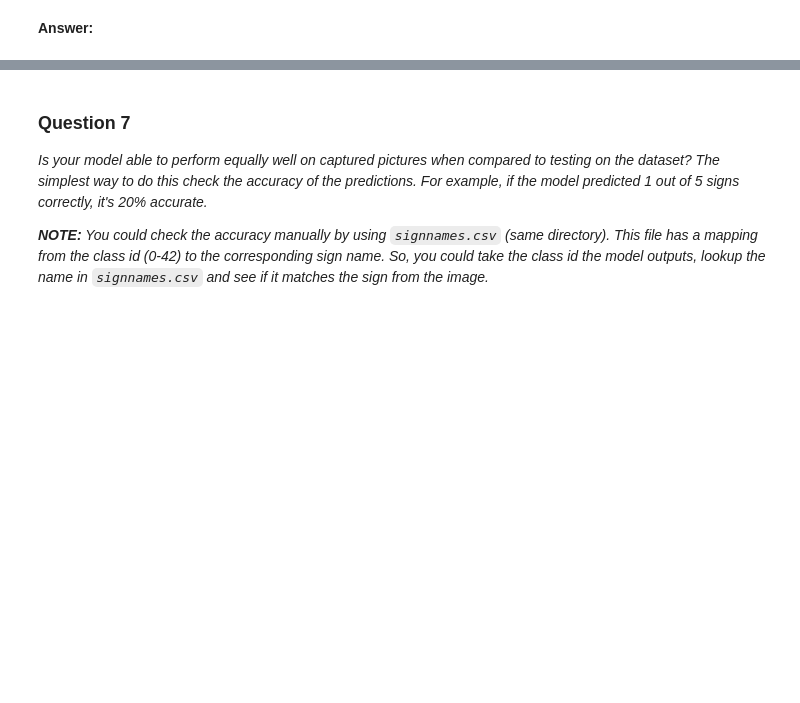
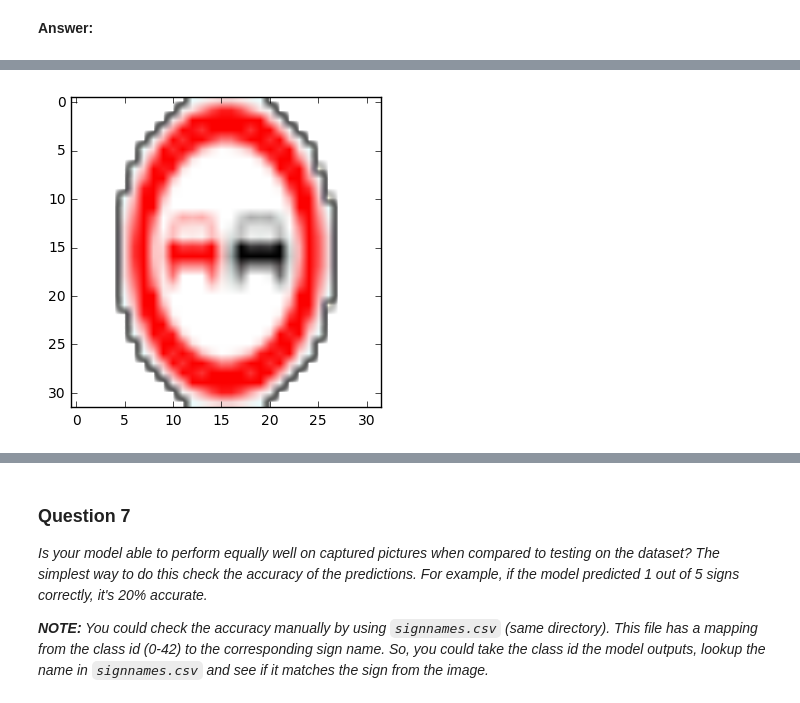
Before and after one commit to calicratis19/SDC, a Jupyter notebook: CarND-Traffic-Sign-Classifier-Project/Traffic_Sign_Classifier.ipynb, the cells around one changed output, grey strips where cells are left out. Saved outputs shown, nothing was run; the diff lists cells and outputs as text; code cells hidden in the pictures; blank space fills up the shorter version.

Commit message:
Tested on custom images.

```diff
--- a/CarND-Traffic-Sign-Classifier-Project/Traffic_Sign_Classifier.ipynb
+++ b/CarND-Traffic-Sign-Classifier-Project/Traffic_Sign_Classifier.ipynb
@@ -445,14 +446,14 @@ def LeNet(x):
 
     # SOLUTION: Activation.
     fc1    = tf.nn.relu(fc1)
-    #fc1 = tf.nn.dropout(fc1, keep_prob)
+    fc1 = tf.nn.dropout(fc1, keep_prob)
 
     # SOLUTION: Layer 4: Fully Connected. Input = 120. Output = 84.
     fc2    = tf.matmul(fc1, fc2_W) + fc2_b
 
     # SOLUTION: Activation.
     fc2    = tf.nn.relu(fc2)
-    fc2 = tf.nn.dropout(fc2, keep_prob)
+    #fc2 = tf.nn.dropout(fc2, keep_prob)
 
     # SOLUTION: Layer 5: Fully Connected. Input = 84. Output = n_classes.
     logits = tf.matmul(fc2, fc3_W) + fc3_b
@@ -497,6 +498,7 @@ def evaluate(X_data, y_data, dropout_prob):
     return total_accuracy / num_examples
 # %%
 #Training
+EPOCHS = 30
 with tf.Session() as sess:
     sess.run(tf.global_variables_initializer())
     num_examples = len(X_train_gray)
@@ -513,14 +515,9 @@ with tf.Session() as sess:
         train_accuracy = evaluate(X_train_gray, y_train,1.0)
         test_accuracy = evaluate(X_test_gray, y_test,1.0)
         validation_accuracy = evaluate(X_validation_gray,y_validation,1.0)
-        #validation_accuracy = evaluate(X_validation_gray, y_validation)
         print("EPOCH {} ...".format(i+1))
         print("train Accuracy = {:.3f}".format(train_accuracy),"test Accuracy = {:.3f}".format(test_accuracy))
         print("validation Accuracy = {:.3f}".format(validation_accuracy))
-        print()
-        if train_accuracy > 0.99999:
-            print('max accuracy reached.')
-            break
 
     saver.save(sess, '.\lenet')
     print("Model saved")
@@ -583,3 +579,82 @@ Use the code cell (or multiple code cells, if necessary) to implement the first
 _Choose five candidate images of traffic signs and provide them in the report. Are there any particular qualities of the image(s) that might make classification difficult? It could be helpful to plot the images in the notebook._
 # %% [markdown]
 **Answer:**
+# %%
+### Load the images and plot them here.
+### Feel free to use as many code cells as needed.
+'''
+
+IMG_HEIGHT = 32
+IMG_WIDTH = 32
+
+def get_list_files(my_dir, f_ext):
+    list_f = []
+    for file in os.listdir(my_dir):
+        if file.endswith("."+f_ext):
+            list_f.append(file)
+            print(file)
+    return list_f
+
+my_dir = 'C:/Users/Roland/Google Drive/Work/Machine Learning/SDC/CarND-Traffic-Sign-Classifier-Project/Images'
+file_list = get_list_files(my_dir, 'gif')
+
+X_extra = np.zeros((len(file_list), IMG_HEIGHT, IMG_WIDTH, 3), dtype='uint8')
+
+for idx, file in enumerate(file_list):
+    print(type(file),' value: ',file)
+    filePath = my_dir+'/'+file
+    print(filePath)
+    img = cv2.imread(filePath)
+    print(type(img))
+    img = cv2.resize(img,(32,32))
+    img = cv2.cvtColor(img,cv2.COLOR_BGR2RGB) #convert to standard RGB
+    X_extra[idx] = img
+
+
+
+
+
+
+from PIL import Image
+images = os.listdir('Images')
+images = [cv2.imread('Images/'+img) for img in images]
+
+
+fig, axes = plt.subplots(4, 2, figsize=(3, 3))
+fig.subplots_adjust(hspace=0.4, wspace=0.4)
+for i, ax in enumerate(axes.flat):
+    ax.imshow(images[i], cmap='binary')
+    ax.set_xticks([])
+    ax.set_yticks([])
+
+#X_test = images
+#y_test = np.array([19, 40, 39, 14, 16, 10, 3, 31])
+#Y_test =  dense_to_one_hot(y_test, num_classes)
+
+with tf.Session() as sess:
+    saver.restore(sess, '/home/ubuntu/gtsd-12-23-16-final.chkpt')
+    print("Model restored.")
+    test_accuracy = evaluate(X_test, y_test)
+    print("Test Accuracy = {:.3f}".format(test_accuracy[0]*100))
+'''
+import matplotlib.image as mpimg
+
+image_list = np.zeros((6, 32, 32, 1), dtype='uint8')
+y_extra = np.zeros(6, dtype='uint8')
+indx = 0
+for file in os.listdir('Images'):
+    img = mpimg.imread('./Images/'+file)
+    img = cv2.resize(img,(32,32))
+    plt.imshow(img)
+    img = np.reshape(grayscale(img),(32,32,1))
+    image_list[indx] = img
+    print(img.shape)
+    classType = file[0:(len(file)-4)]
+    y_extra[indx] = classType
+    indx = indx+1
+
+
+
+print('extra image count: ',len(image_list), ' label count: ',y_extra)
+print(y_extra)
+# %% [output]
@@ -586,3 +669,4 @@ _Choose five candidate images of traffic signs and provide them in the report. A
+[figure, added]
 # %%
 ### Run the predictions here.
 ### Feel free to use as many code cells as needed.
```
Also changed, not shown: parts of 8 cells of this notebook, 9 other files.
